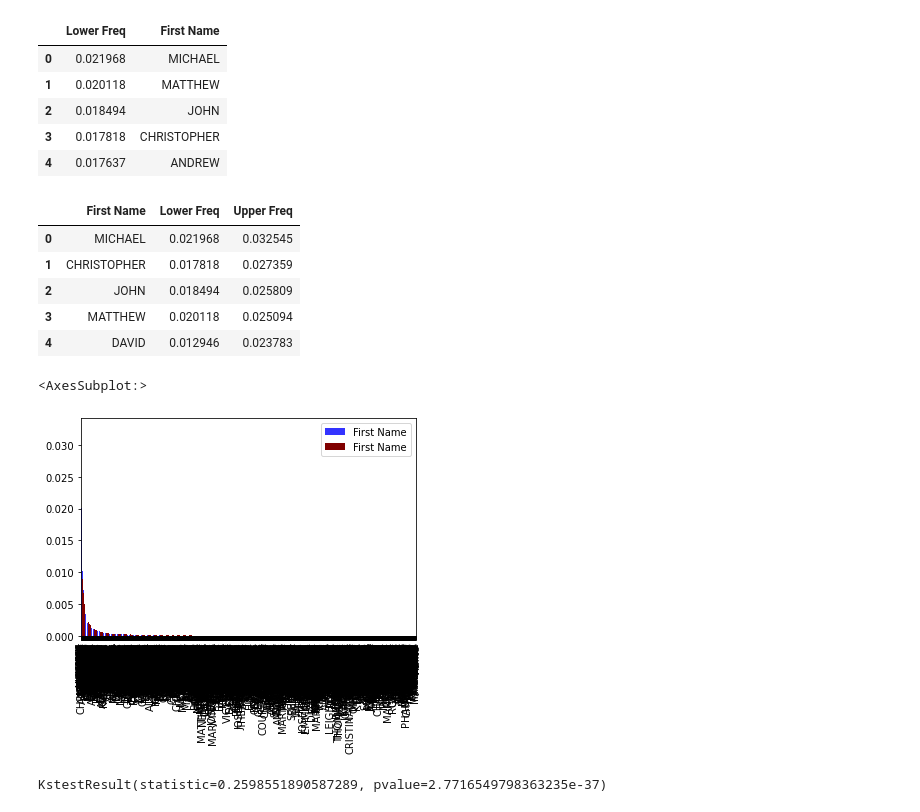
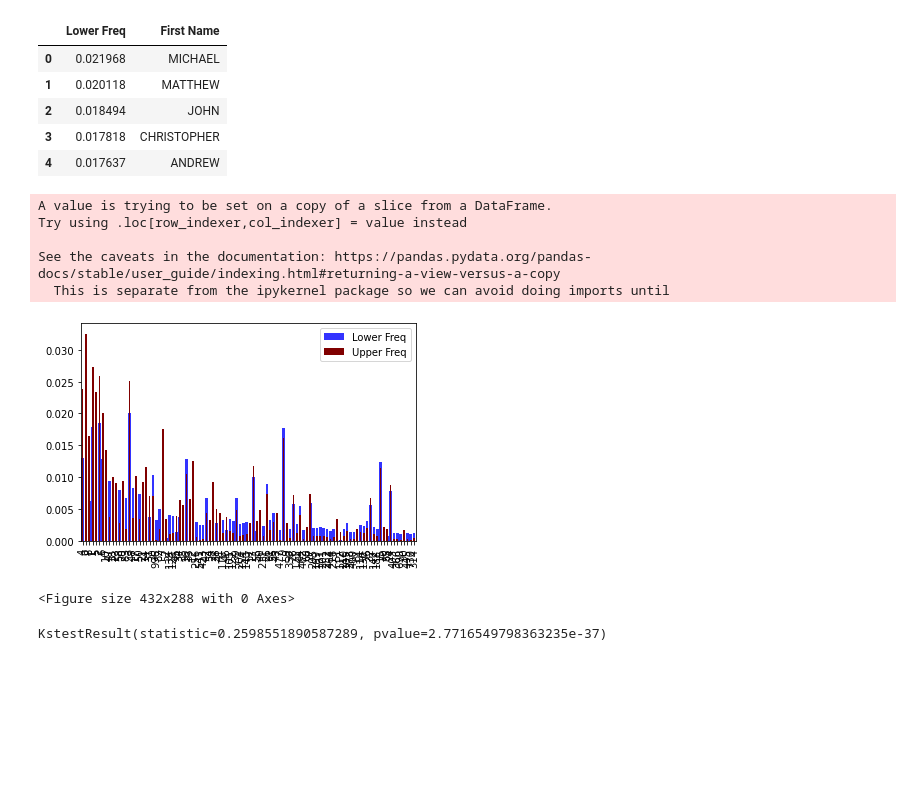
Before and after one commit to Ifiht/python-statistics, a Jupyter notebook: nomen.ipynb, the cells around one changed output. Drawn from its saved outputs; the diff is of its cells as text; code cells hidden in the pictures; blank space fills up the shorter version.

```diff
--- a/nomen.ipynb
+++ b/nomen.ipynb
@@ -128,20 +128,22 @@ lwr_norm3.head()
 # %%
 df3 = pd.merge(upr_norm3, lwr_norm3, how='inner', on=['First Name'])
 df4 = df3[["First Name", "Lower Freq", "Upper Freq"]]
-df4.head()
+df4['diff'] = (df4['Lower Freq'] - df4['Upper Freq']).abs()
+df5 = df4.sort_values(by = 'diff', ascending = False).head(100)
 # %% [output]
-|  | First Name | Lower Freq | Upper Freq |
-| 0 | MICHAEL | 0.021968 | 0.032545 |
-| 1 | CHRISTOPHER | 0.017818 | 0.027359 |
-| 2 | JOHN | 0.018494 | 0.025809 |
-| 3 | MATTHEW | 0.020118 | 0.025094 |
-| 4 | DAVID | 0.012946 | 0.023783 |
+A value is trying to be set on a copy of a slice from a DataFrame.
+Try using .loc[row_indexer,col_indexer] = value instead
+
+See the caveats in the documentation: https://pandas.pydata.org/pandas-docs/stable/user_guide/indexing.html#returning-a-view-versus-a-copy
+  This is separate from the ipykernel package so we can avoid doing imports until
 # %%
-ax = upr_norm.plot(kind='bar', color='blue', width=.75, legend=True, alpha=0.8)
-lwr_norm.plot(kind='bar', color='maroon', width=.5, alpha=1, legend=True)
+ax = df5['Lower Freq'].plot(kind='bar', color='blue', width=.75, legend=True, alpha=0.8)
+df5['Upper Freq'].plot(kind='bar', color='maroon', width=.5, alpha=1, legend=True)
+plt.show()
+plt.savefig("metrics.png")
 # %% [output]
+[figure, new version]
-<AxesSubplot:>
+<Figure size 432x288 with 0 Axes>
-[figure, old version]
 # %%
 merged = pd.merge(
     upr_norm.to_frame(),
```
